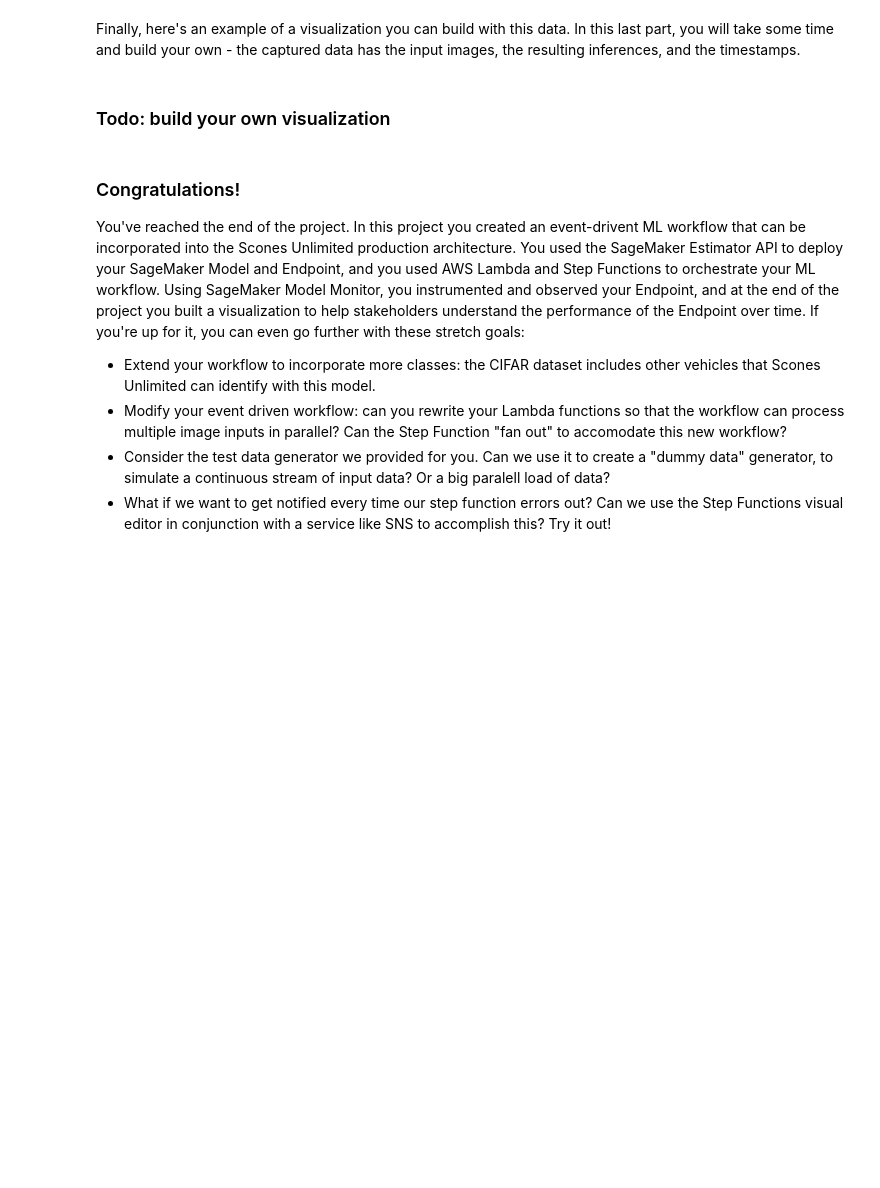
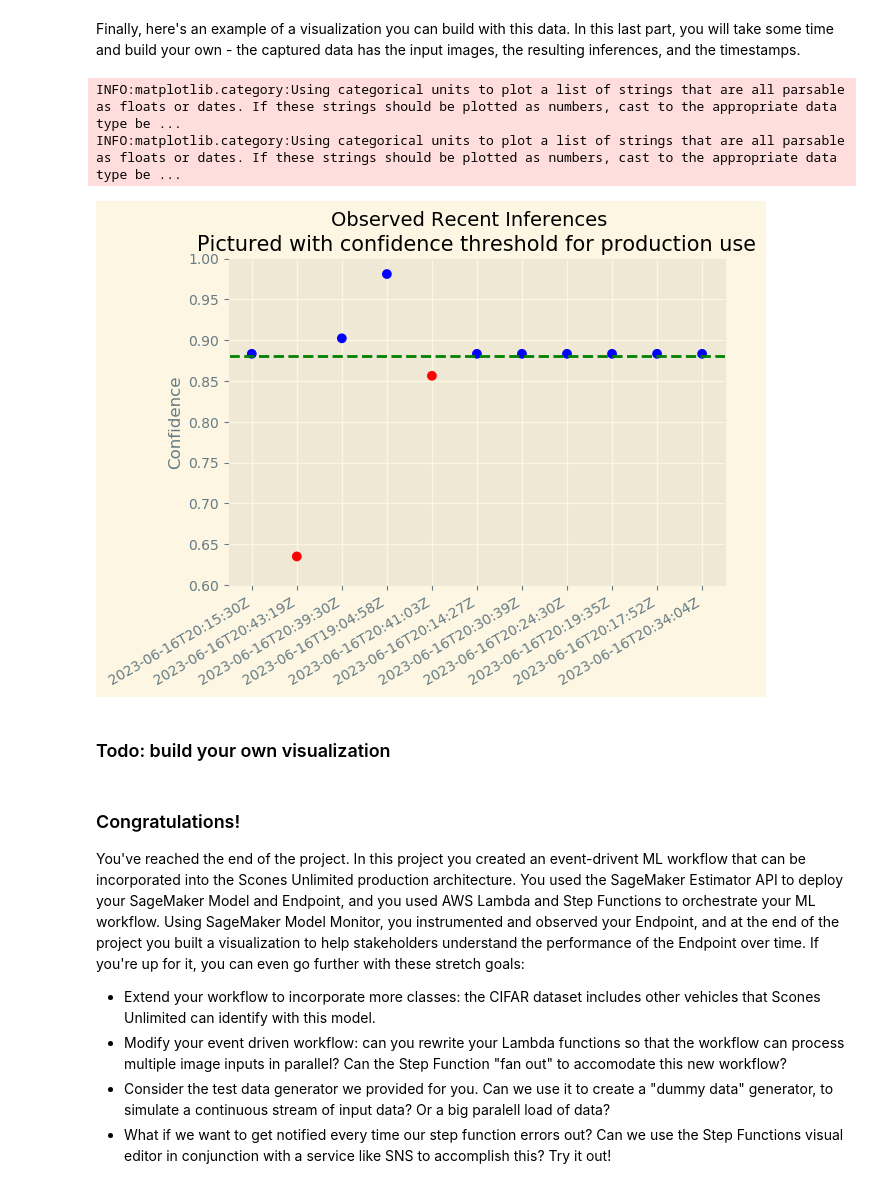
Before and after one commit to John0Isaac/Build-ML-Workflow-For-Scones-Unlimited-On-Amazon-SageMaker, a Jupyter notebook: project-notebook.ipynb, the cells around one changed output. Cells and saved outputs as stored; diff of their text form; code cells hidden in the pictures; blank space fills up the shorter version.

```diff
--- a/project-notebook.ipynb
+++ b/project-notebook.ipynb
@@ -321,6 +410,8 @@ from sagemaker.model_monitor import DataCaptureConfig
 
 data_capture_config = DataCaptureConfig(
     ## TODO: Set config options
+    enable_capture = True,
+    sampling_percentage=100,
     destination_s3_uri=f"s3://{bucket}/data_capture"
 )
 # %% [markdown]
@@ -330,7 +421,9 @@ With that done, deploy your model on a single `ml.m5.xlarge` instance with the d
 # %%
 deployment = img_classifier_model.deploy(
     ## TODO: fill in deployment options
-    data_capture_config=data_capture_config
+    data_capture_config=data_capture_config,
+    initial_instance_count=1,
+    instance_type='ml.m5.xlarge'
     )
 
 endpoint = deployment.endpoint_name
@@ -344,3 +440,5 @@ predictor = ## TODO: fill in
+# %%
+predictor=sagemaker.predictor.Predictor(endpoint_name=endpoint)
 # %% [markdown]
 In the code snippet below we are going to prepare one of your saved images for prediction. Use the predictor to process the `payload`.
 # %%
@@ -352,7 +450,7 @@ with open("./test/bicycle_s_001789.png", "rb") as f:
     payload = f.read()
 
 
-inference = ## TODO: Process the payload with your predictor
+inference = predictor.predict(payload)
 # %% [markdown]
 Your `inference` object is an array of two values, the predicted probability value for each of your classes (bicycle and motorcycle respectively.) So, for example, a value of `b'[0.91, 0.09]'` indicates the probability of being a bike is 91% and being a motorcycle is 9%.
 # %%
@@ -577,27 +679,32 @@ Finally, here's an example of a visualization you can build with this data. In t
 # %%
 # Populate the data for the x and y axis
 x = []
 y = []
 for obj in json_data:
     inference, timestamp = simple_getter(obj)
 
     y.append(max(inference))
     x.append(timestamp)
 
 # Todo: here is an visualization example, take some time to build another visual that helps monitor the result
 # Plot the data
-plt.scatter(x, y, c=['r' if k<.94 else 'b' for k in y ])
-plt.axhline(y=0.94, color='g', linestyle='--')
-plt.ylim(bottom=.88)
+plt.scatter(x, y, c=['r' if k<0.88 else 'b' for k in y ])
+plt.axhline(y=0.88, color='g', linestyle='--')
+plt.ylim(bottom=0.6, top=1.0)
 
 # Add labels
 plt.ylabel("Confidence")
 plt.suptitle("Observed Recent Inferences", size=14)
-plt.title("Pictured with confidence threshold for production use", size=10)
+plt.title("Pictured with confidence threshold for production use", size=15)
 
 # Give it some pizzaz!
 plt.style.use("Solarize_Light2")
 plt.gcf().autofmt_xdate()
+plt.show()
+# %% [output]
+INFO:matplotlib.category:Using categorical units to plot a list of strings that are all parsable as floats or dates. If these strings should be plotted as numbers, cast to the appropriate data type be ...
+INFO:matplotlib.category:Using categorical units to plot a list of strings that are all parsable as floats or dates. If these strings should be plotted as numbers, cast to the appropriate data type be ...
+[figure, added]
 # %% [markdown]
 ### Todo: build your own visualization
 # %% [markdown]
```
Also changed, not shown: parts of 29 cells of this notebook.
